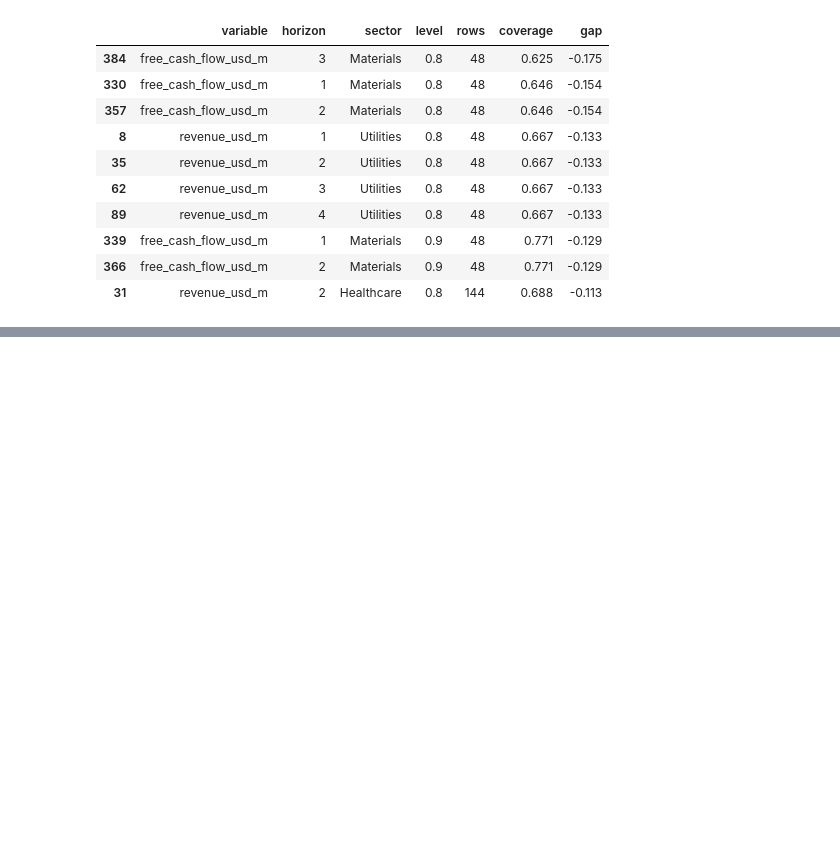
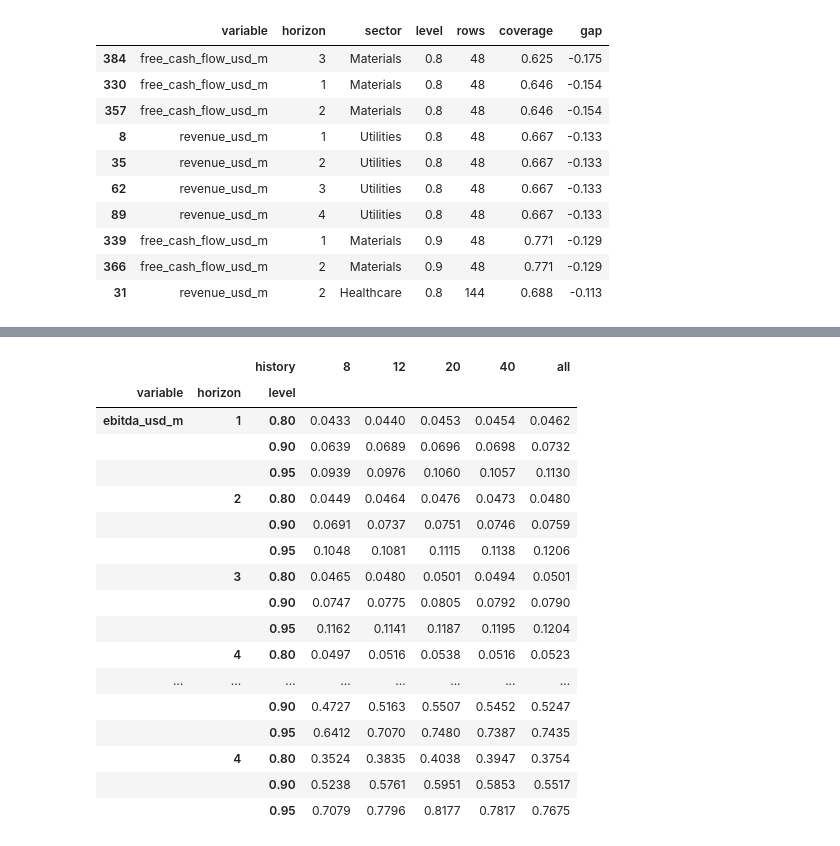
Before and after one commit to leonardoheis/CFO_Copilot, a Jupyter notebook: src/app/playground/02_evaluation_harness.ipynb, the cells around one changed output, grey strips where cells are left out. Saved outputs shown, nothing was run; the diff lists cells and outputs as text; code cells hidden in the pictures; blank space fills up the shorter version.

```diff
--- a/src/app/playground/02_evaluation_harness.ipynb
+++ b/src/app/playground/02_evaluation_harness.ipynb
@@ -221,0 +296,26 @@ assert not off_target.any(), coverage.loc[
+# %%
+new_company_coverage.pivot_table(
+    index=["variable", "horizon", "level"],
+    columns="history",
+    values="mean_width",
+    observed=True,
+).round(4)
+# %% [output]
+|  |  | history | 8 | 12 | 20 | 40 | all |
+| variable | horizon | level |  |  |  |  |  |
+| ebitda_usd_m | 1 | 0.80 | 0.0433 | 0.0440 | 0.0453 | 0.0454 | 0.0462 |
+|  |  | 0.90 | 0.0639 | 0.0689 | 0.0696 | 0.0698 | 0.0732 |
+|  |  | 0.95 | 0.0939 | 0.0976 | 0.1060 | 0.1057 | 0.1130 |
+|  | 2 | 0.80 | 0.0449 | 0.0464 | 0.0476 | 0.0473 | 0.0480 |
+|  |  | 0.90 | 0.0691 | 0.0737 | 0.0751 | 0.0746 | 0.0759 |
+|  |  | 0.95 | 0.1048 | 0.1081 | 0.1115 | 0.1138 | 0.1206 |
+|  | 3 | 0.80 | 0.0465 | 0.0480 | 0.0501 | 0.0494 | 0.0501 |
+|  |  | 0.90 | 0.0747 | 0.0775 | 0.0805 | 0.0792 | 0.0790 |
+|  |  | 0.95 | 0.1162 | 0.1141 | 0.1187 | 0.1195 | 0.1204 |
+|  | 4 | 0.80 | 0.0497 | 0.0516 | 0.0538 | 0.0516 | 0.0523 |
+| ... | ... | ... | ... | ... | ... | ... | ... |
+|  |  | 0.90 | 0.4727 | 0.5163 | 0.5507 | 0.5452 | 0.5247 |
+|  |  | 0.95 | 0.6412 | 0.7070 | 0.7480 | 0.7387 | 0.7435 |
+|  | 4 | 0.80 | 0.3524 | 0.3835 | 0.4038 | 0.3947 | 0.3754 |
+|  |  | 0.90 | 0.5238 | 0.5761 | 0.5951 | 0.5853 | 0.5517 |
+|  |  | 0.95 | 0.7079 | 0.7796 | 0.8177 | 0.7817 | 0.7675 |
```
Also changed, not shown: parts of 6 cells of this notebook, 5 other files.
